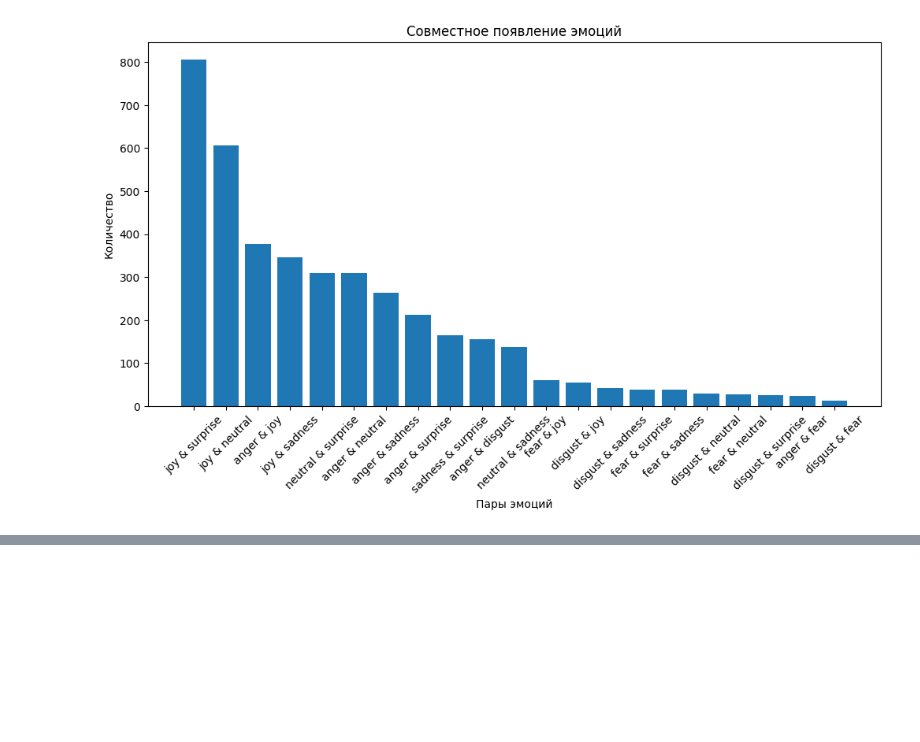
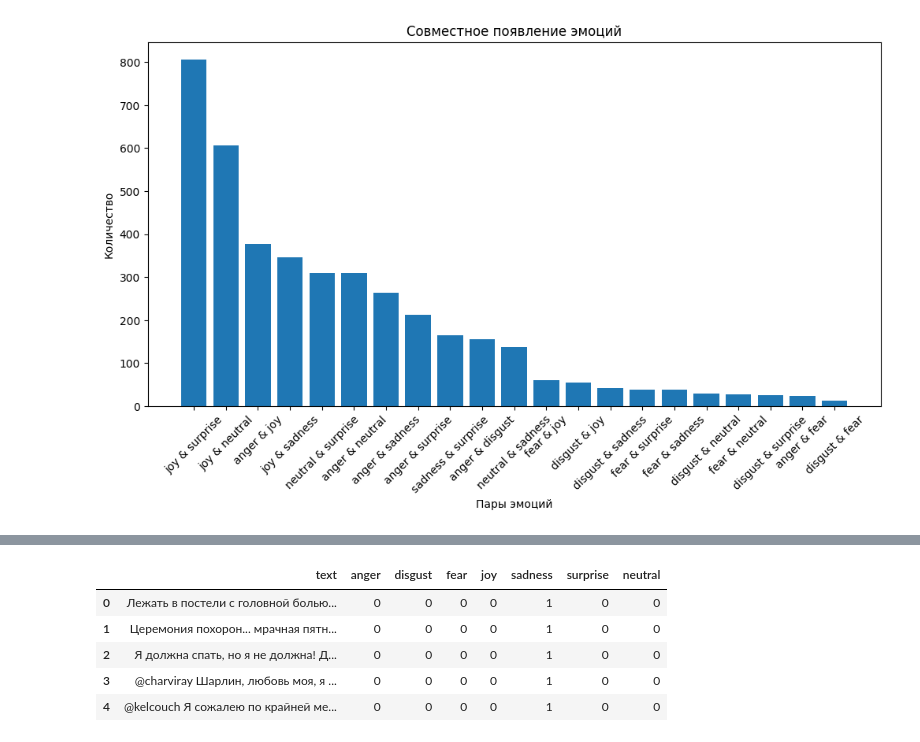
Before and after one commit to itallix/fluffy-carnival, a Jupyter notebook: notebooks/augmentation_5_classes.ipynb, the cells around one changed output, grey strips where cells are left out. Saved outputs shown, nothing was run; the diff lists cells and outputs as text; code cells hidden in the pictures; blank space fills up the shorter version.

```diff
--- a/notebooks/augmentation_5_classes.ipynb
+++ b/notebooks/augmentation_5_classes.ipynb
@@ -227,0 +341,10 @@ plot_combined_emotions(data["train"])
+# %%
+new_data = pd.read_csv('prepare_new_data.csv')
+new_data.head()
+# %% [output]
+|  | text | anger | disgust | fear | joy | sadness | surprise | neutral |
+| 0 | Лежать в постели с головной болью... | 0 | 0 | 0 | 0 | 1 | 0 | 0 |
+| 1 | Церемония похорон... мрачная пятн... | 0 | 0 | 0 | 0 | 1 | 0 | 0 |
+| 2 | Я должна спать, но я не должна! Д... | 0 | 0 | 0 | 0 | 1 | 0 | 0 |
+| 3 | @charviray Шарлин, любовь моя, я ... | 0 | 0 | 0 | 0 | 1 | 0 | 0 |
+| 4 | @kelcouch Я сожалею по крайней ме... | 0 | 0 | 0 | 0 | 1 | 0 | 0 |
```
Also changed, not shown: parts of 16 cells of this notebook, 4 other files.
